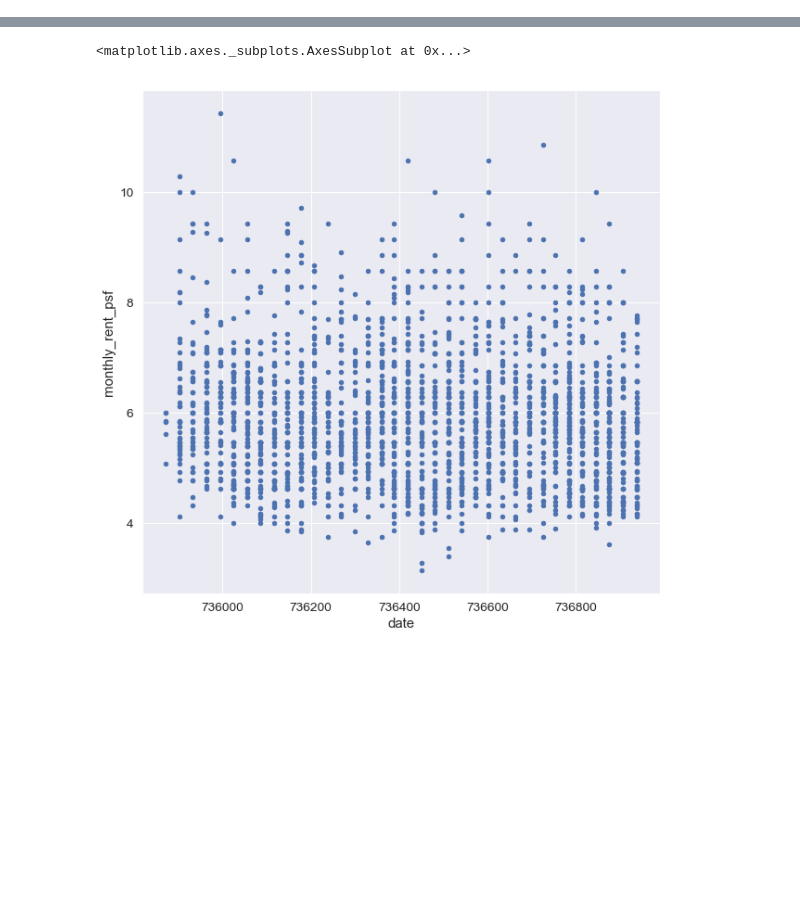
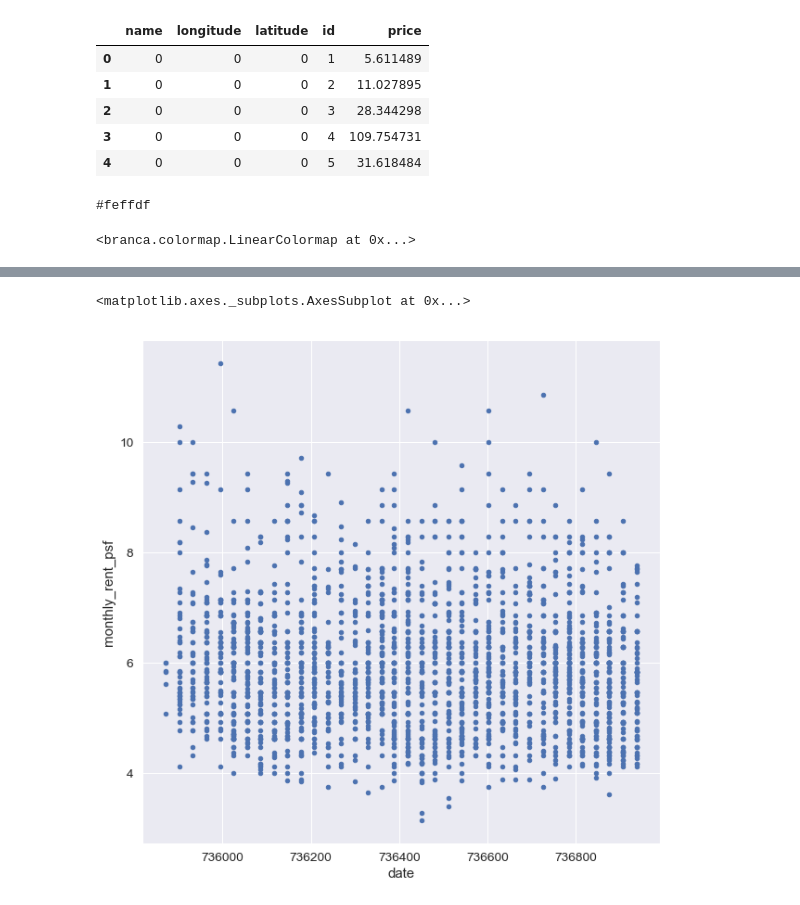
Before and after one commit to KennySoh/Property-Rental-Singapore-Datascience, a Jupyter notebook: Cds Project.ipynb, the cells around one changed output, grey strips where cells are left out. Drawn from its saved outputs; the diff is of its cells as text; code cells hidden in the pictures; blank space fills up the shorter version.

```diff
--- a/Cds Project.ipynb
+++ b/Cds Project.ipynb
@@ -232,0 +430,24 @@ sns.jointplot(x=train['lat'], y=train['long'], kind='kde')
+# %%
+#For 1 Bedroom Avg Price Psf
+br1_psf = os.path.join('data', 'bedroom_1_psf.csv')
+br1_psf_file = pd.read_csv(br1_psf)
+
+br1_psf_file.head(5)
+# %% [output]
+|  | name | longitude | latitude | id | price |
+| 0 | 0 | 0 | 0 | 1 | 5.611489 |
+| 1 | 0 | 0 | 0 | 2 | 11.027895 |
+| 2 | 0 | 0 | 0 | 3 | 28.344298 |
+| 3 | 0 | 0 | 0 | 4 | 109.754731 |
+| 4 | 0 | 0 | 0 | 5 | 31.618484 |
+# %%
+colormap1_psf = linear.YlGn_09.scale(
+    br1_psf_file.price.min(),
+    br1_psf_file.price.max())
+
+print(colormap1_psf(75))
+
+colormap1_psf
+# %% [output]
+#feffdf
+<branca.colormap.LinearColormap at 0x...>
```
Also changed, not shown: parts of 36 cells of this notebook, 11 other files.
